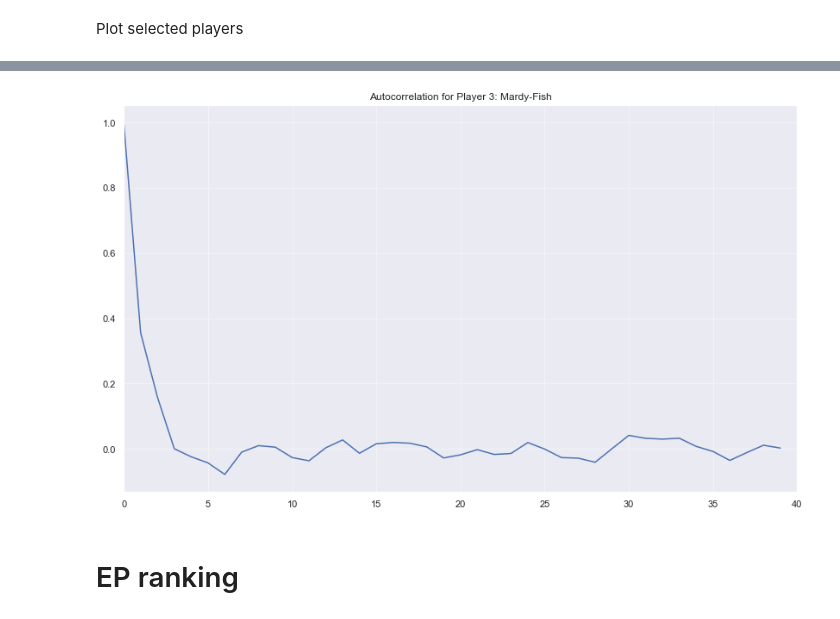
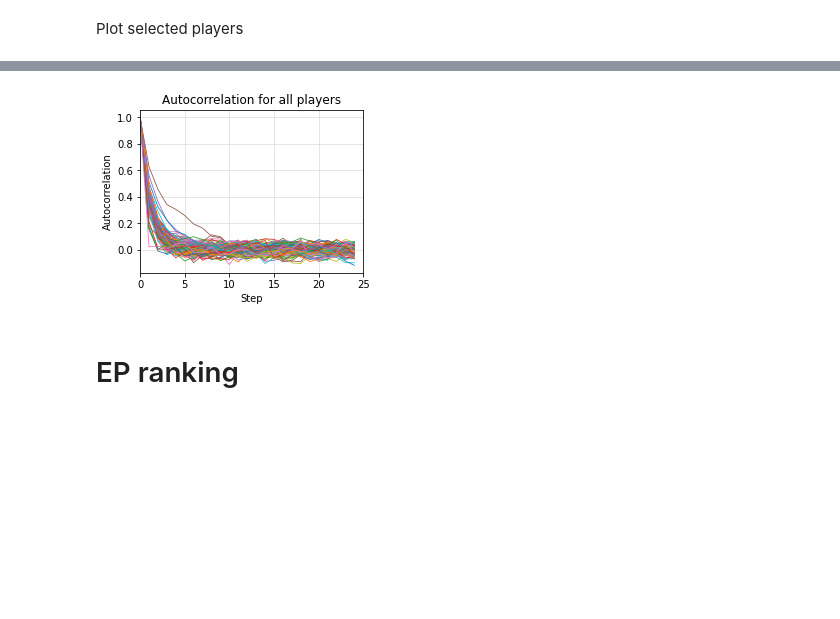
Before and after one commit to lbligh/lzb23_4f13_cw2, a Jupyter notebook: coursework2.ipynb, the cells around one changed output, grey strips where cells are left out. Saved outputs shown, nothing was run; the diff lists cells and outputs as text; code cells hidden in the pictures; blank space fills up the shorter version.

```diff
--- a/coursework2.ipynb
+++ b/coursework2.ipynb
@@ -47,23 +43,23 @@ skill_samples = gibbs_sample(G, M, num_iters)#, random_nums)
 # %% [markdown]
 Plot selected players
 # %%
-no_to_show = 3
-fig, axes = plt.subplots(no_to_show, 1, figsize=(14, 7))
+no_to_show = 5
+fig, ax = plt.subplots(1, figsize=(10, 4))
 
 players_to_show = np.random.choice(M, size=no_to_show, replace=False)
-steps_to_show = 100
-colors = "rgb"
+steps_to_show = 200
 for i in range(no_to_show):
-    axes[i].plot(
+    ax.plot(
         np.arange(steps_to_show),
         skill_samples[players_to_show[i], :steps_to_show].T,
         label=W[i, 0],
-        linewidth=2.0,
-        color=colors[i],
     )
-    axes[i].set_xlim(0, steps_to_show - 1)
-    axes[i].set_title(W[players_to_show[i], 0])
-    axes[i].grid(alpha=0.4)
+    ax.set_xlim(0, steps_to_show - 1)
+    ax.grid(alpha=0.4)
 plt.xlabel("Iteration")
+plt.ylabel("Skill")
+plt.ylim((-1, 1))
+plt.title("Selected player skill across iterations")
+plt.legend(loc="lower right")
 plt.savefig("plots/Ta_sample_skills.png", format="png", dpi=500, bbox_inches="tight")
 # %% [output]
@@ -71,17 +67,21 @@ plt.savefig("plots/Ta_sample_skills.png", format="png", dpi=500, bbox_inches="ti
 # %%
-# Code for plotting the autocorrelation function for player p
-p = 3
-steps = 40
+# autocorrelation function for players
+
+steps = 25
 autocor = np.zeros(steps)
-for i in range(steps):
-    autocor[i] = pd.Series.autocorr(pd.Series(skill_samples[p, :]), lag=i)
-plt.plot(autocor)
+plt.subplots(1, figsize = (4,3))
+for p in range(M):
+    for i in range(steps):
+        autocor[i] = pd.Series.autocorr(pd.Series(skill_samples[p, :]), lag=i)
+    plt.plot(autocor, linewidth=0.8)
 plt.xlim(0,steps)
-plt.title(f"Autocorrelation for Player {p}: {W[p,0]}")
+plt.xlabel("Step")
+plt.ylabel("Autocorrelation")
+plt.title(f"Autocorrelation for all players")
 plt.grid(alpha = 0.4)
 plt.savefig('plots/Ta_acorr.png', format="png", dpi=500, bbox_inches="tight")
 # %% [output]
-[figure, old version]
+[figure, new version]
 # %% [markdown]
 # EP ranking
 # %%
```
Also changed, not shown: parts of 24 cells of this notebook, 2 other files.
